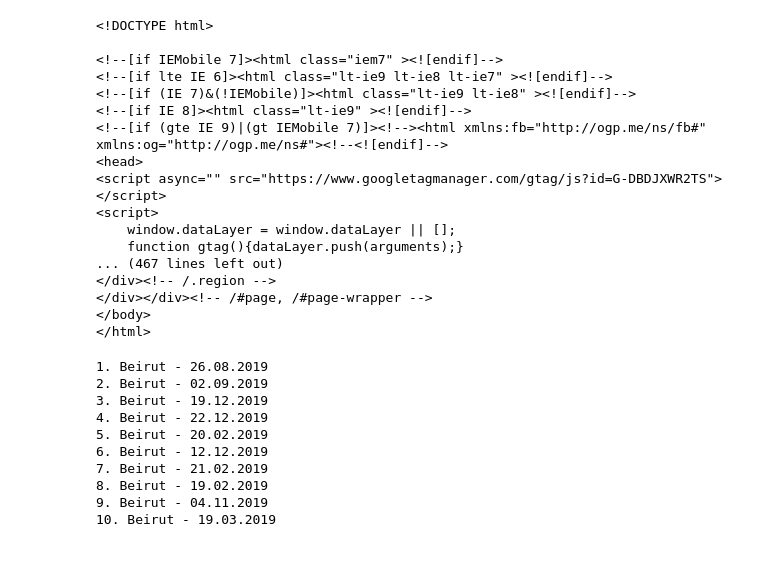
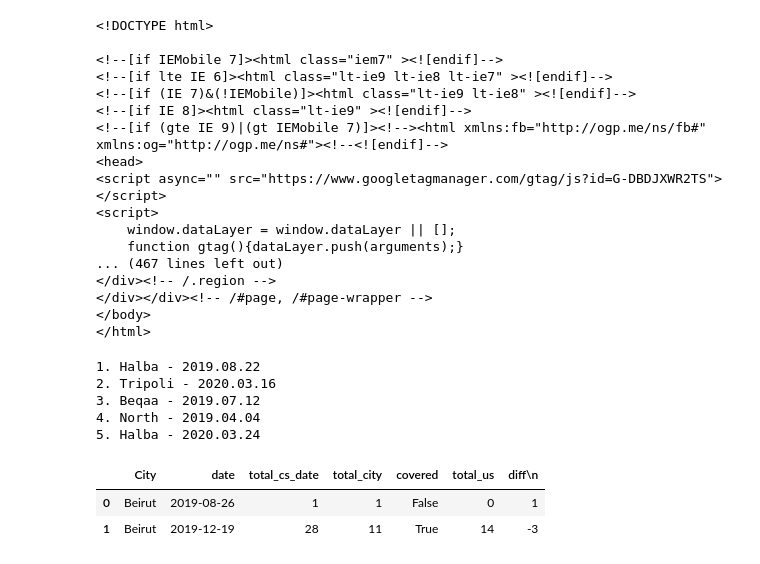
Before and after one commit to NoahDarwich/Leb_analysis, a Jupyter notebook: Notebooks/leb_analysis.ipynb, the cells around one changed output. Saved outputs shown, nothing was run; the diff lists cells and outputs as text; code cells hidden in the pictures.

```diff
--- a/Notebooks/leb_analysis.ipynb
+++ b/Notebooks/leb_analysis.ipynb
@@ -109,32 +112,26 @@ import random
 from datetime import datetime, timedelta
 # %%
 cities = [
-    'Akkar', 'Beirut', 'Beqaa', 'Nabatieh', 'North', 'Halba', 'Baalbeck', 'Rashaya',
-    'Aley', 'Bint Jbeil', 'Batroun', 'Sidon', 'Hermel', 'Baabda', 'Hasbaya', 'Bsharri',
-    'Jezzine', 'Zahle', 'Chouf', 'Marjeyoun', 'Koura', 'Tyre', 'Jbeil', 'Miniyeh-Danniyeh',
-    'Keserwan', 'Tripoli', 'Matn', 'Zgharta'
+    'Akkar', 'Beirut', 'Beqaa', 'Nabatieh',
+    'North', 'Halba', 'Baalbeck','Aley','Sidon',
+    'Hermel', 'Baabda','Zahle','Tyre','Tripoli'
 ]
 
 start_date = datetime(2019, 1, 1)
 end_date = datetime(2020, 3, 31)
 
 combinations = []
-for _ in range(10):
-    city = 'Beirut'#random.choice(cities)
+for _ in range(5):
+    city = random.choice(cities)
     random_date = start_date + timedelta(days=random.randint(0, (end_date - start_date).days))
-    combinations.append((city, random_date.strftime('%d.%m.%Y')))
+    combinations.append((city, random_date.strftime('%Y.%m.%d')))
 
 # Print the combinations
 for i, combination in enumerate(combinations, 1):
     print(f'{i}. {combination[0]} - {combination[1]}')
 # %% [output]
-1. Beirut - 26.08.2019
-2. Beirut - 02.09.2019
-3. Beirut - 19.12.2019
-4. Beirut - 22.12.2019
-5. Beirut - 20.02.2019
-6. Beirut - 12.12.2019
-7. Beirut - 21.02.2019
-8. Beirut - 19.02.2019
-9. Beirut - 04.11.2019
-10. Beirut - 19.03.2019
+1. Halba - 2019.08.22
+2. Tripoli - 2020.03.16
+3. Beqaa - 2019.07.12
+4. North - 2019.04.04
+5. Halba - 2020.03.24
@@ -140,0 +152,6 @@ for i, combination in enumerate(combinations, 1):
+# %%
+compare_df.head(2)
+# %% [output]
+|  | City | date | total_cs_date | total_city | covered | total_us | diff\n |
+| 0 | Beirut | 2019-08-26 | 1 | 1 | False | 0 | 1 |
+| 1 | Beirut | 2019-12-19 | 28 | 11 | True | 14 | -3 |
```
Also changed, not shown: parts of 6 cells of this notebook, 1 other file.
